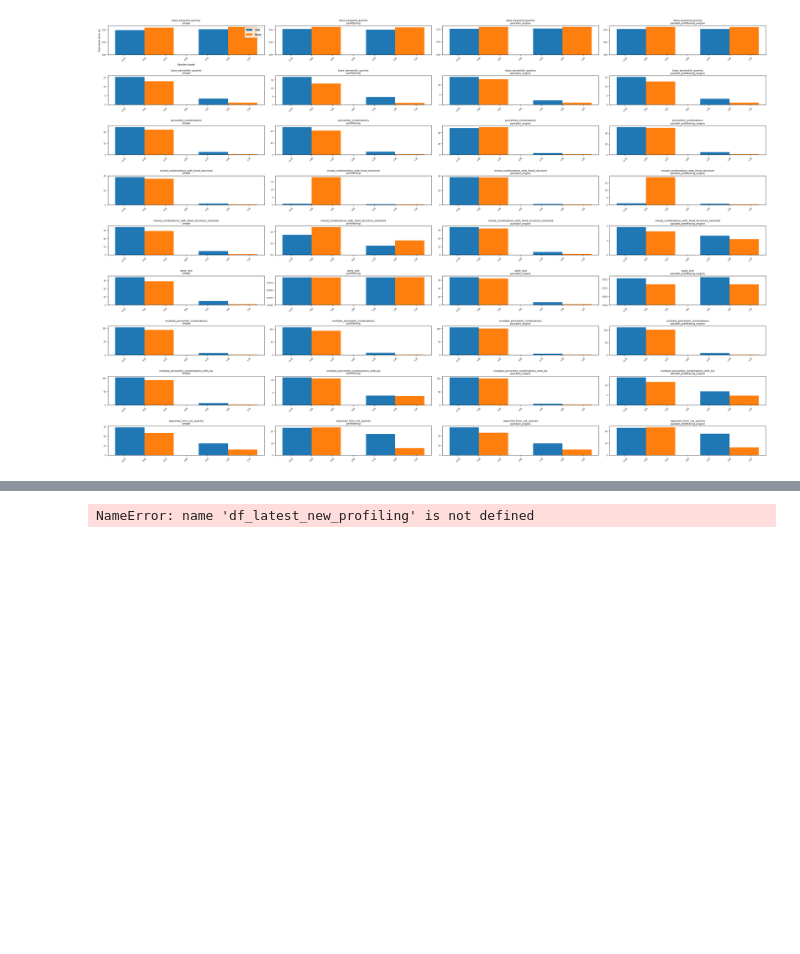
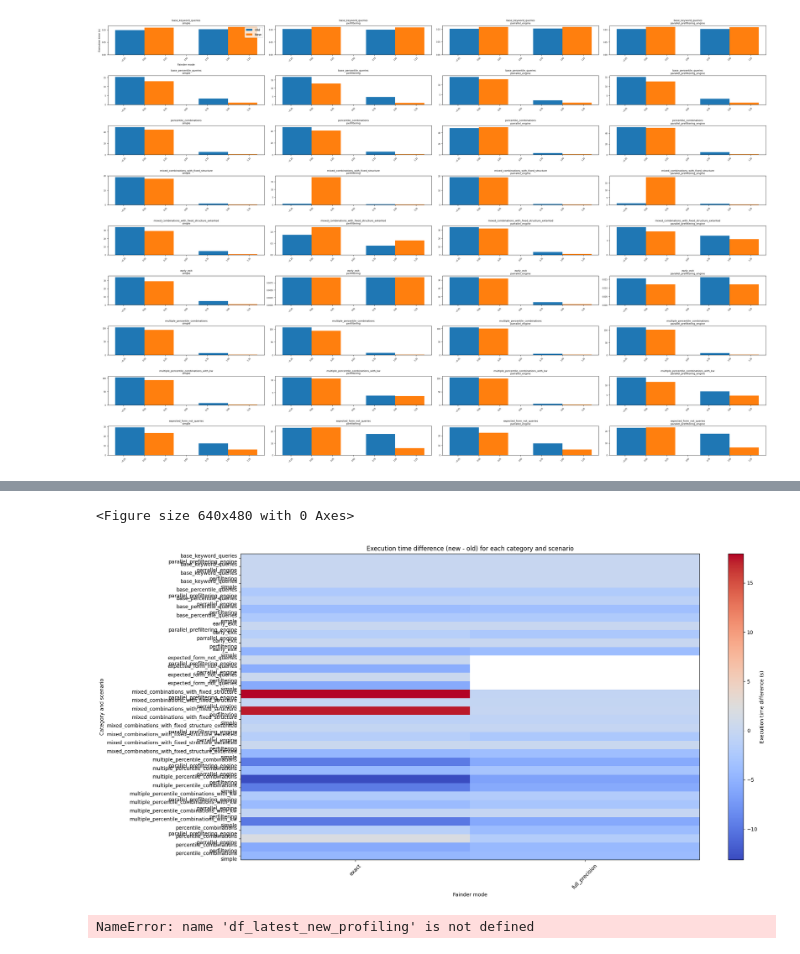
Before and after one commit to leonardgeissler/fainder-demo, a Jupyter notebook: analysis/performance_tests/regression_analysis.ipynb, the cells around one changed output, grey strips where cells are left out. Saved outputs shown, nothing was run; the diff lists cells and outputs as text; code cells hidden in the pictures; blank space fills up the shorter version.

```diff
--- a/analysis/performance_tests/regression_analysis.ipynb
+++ b/analysis/performance_tests/regression_analysis.ipynb
@@ -195,3 +256,80 @@ plt.savefig('figures/regression/all_execution_times.png')
+# %%
+# For each category and scenario and fainder mode a tile in a heatmap (new - old) one plot
+
+# Create combined figure
+plt.figure()
+
+# group by category and scenario and fainder mode
+df_latest_new_grouped = df_latest_new.groupby(
+    ["category", "scenario", "fainder_mode"]
+)["execution_time"].mean()
+df_latest_old_grouped = df_latest_old.groupby(
+    ["category", "scenario", "fainder_mode"]
+)["execution_time"].mean()
+df_latest_new_grouped = df_latest_new_grouped.reset_index()
+df_latest_old_grouped = df_latest_old_grouped.reset_index()
+df_latest_new_grouped = df_latest_new_grouped[
+    df_latest_new_grouped["fainder_mode"].isin(
+        df_latest_old_grouped["fainder_mode"].unique()
+    )
+]
+df_latest_old_grouped = df_latest_old_grouped[
+    df_latest_old_grouped["fainder_mode"].isin(
+        df_latest_new_grouped["fainder_mode"].unique()
+    )
+]
+df_latest_new_grouped = df_latest_new_grouped[
+    df_latest_new_grouped["category"].isin(
+        df_latest_old_grouped["category"].unique()
+    )
+]
+df_latest_old_grouped = df_latest_old_grouped[
+    df_latest_old_grouped["category"].isin(
+        df_latest_new_grouped["category"].unique()
+    )
+]
+
+# Create a pivot table for the heatmap
+heatmap_data = pd.merge(
+    df_latest_new_grouped,
+    df_latest_old_grouped,
+    on=["category", "scenario", "fainder_mode"],
+    suffixes=("_new", "_old"),
+)
+heatmap_data["execution_time_diff"] = (
+    heatmap_data["execution_time_new"] - heatmap_data["execution_time_old"]
+)
+heatmap_data_pivot = heatmap_data.pivot(
+    index=["category", "scenario"],
+    columns="fainder_mode",
+    values="execution_time_diff",
+)
+# Create a heatmap
+plt.figure(figsize=(20, 10))
+plt.imshow(
+    heatmap_data_pivot,
+    cmap="coolwarm",
+    aspect="auto",
+    interpolation="nearest",
+)
+plt.colorbar(label="Execution time difference (s)")
+plt.title("Execution time difference (new - old) for each category and scenario")
+plt.xlabel("Fainder mode")
+plt.ylabel("Category and scenario")
+plt.xticks(
+    range(len(heatmap_data_pivot.columns)),
+    list(heatmap_data_pivot.columns),
+    rotation=45,
+)
+plt.yticks(
+    range(len(heatmap_data_pivot.index)),
+    [f"{cat}\n{scen}" for cat, scen in heatmap_data_pivot.index],
+)
+plt.tight_layout()
+plt.savefig('figures/regression/execution_time_diff_heatmap.png', bbox_inches='tight')
+# %% [output]
+<Figure size 640x480 with 0 Axes>
+[figure, added]
 # %%
 # For each category and fainder_mode (new plot) do a bar plot for profiling data
 # with function_info on the x-axis
```
Also changed, not shown: parts of 1 cell of this notebook, 1 other file.
